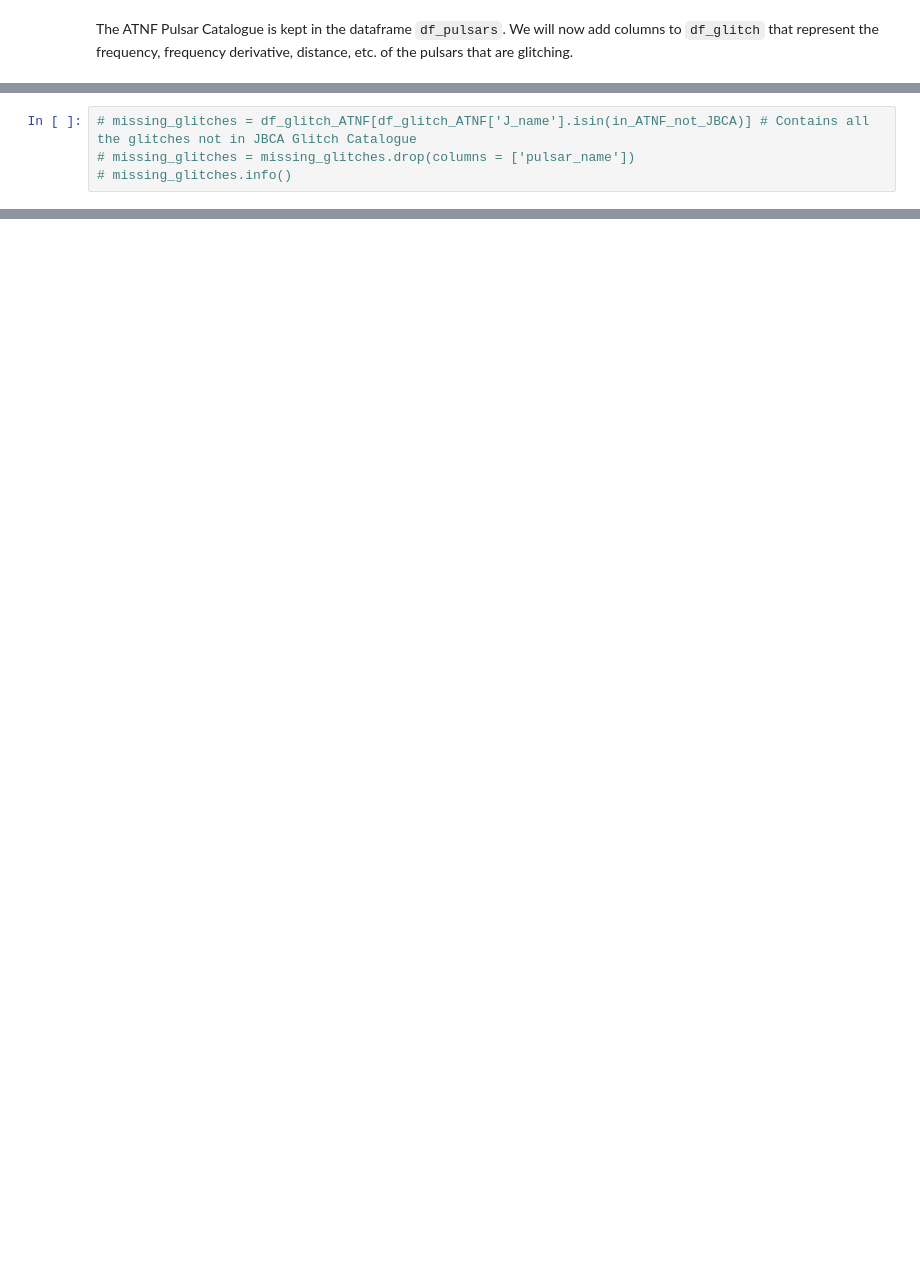
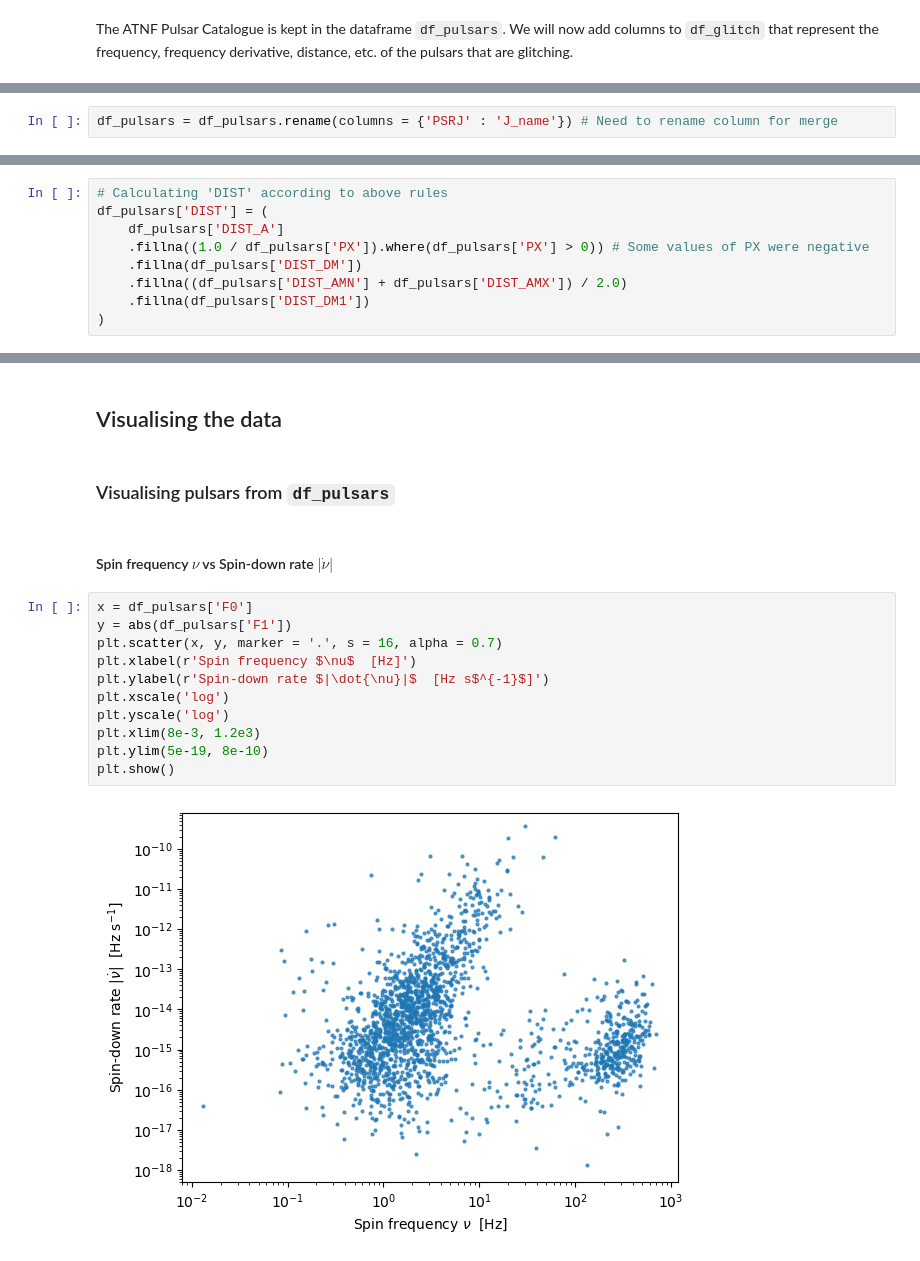
Before and after one commit to garvinyim/glitch_tools, a Jupyter notebook: analysis.ipynb, the cells around one changed output, grey strips where cells are left out. Drawn from its saved outputs; the diff is of its cells as text; blank space fills up the shorter version.

Commit message:
Appended pulsar information to df_glitch, created visualisations for pulsars in df_pulsar

```diff
--- a/analysis.ipynb
+++ b/analysis.ipynb
@@ -1211,4 +1060,2 @@ We will now concatenate all the glitches that belong to pulsars not in the JBCA
 # %%
-# missing_glitches = df_glitch_ATNF[df_glitch_ATNF['J_name'].isin(in_ATNF_not_JBCA)] # Contains all the glitches not in JBCA Glitch Catalogue
-# missing_glitches = missing_glitches.drop(columns = ['pulsar_name'])
-# missing_glitches.info()
+df_pulsars = df_pulsars.rename(columns = {'PSRJ' : 'J_name'}) # Need to rename column for merge
@@ -1223,0 +1082,9 @@ We see this will add 7 $Q$ values, bringing the total number of $Q$ in `df_glitc
+# %%
+# Calculating 'DIST' according to above rules
+df_pulsars['DIST'] = (
+    df_pulsars['DIST_A']
+    .fillna((1.0 / df_pulsars['PX']).where(df_pulsars['PX'] > 0)) # Some values of PX were negative
+    .fillna(df_pulsars['DIST_DM'])
+    .fillna((df_pulsars['DIST_AMN'] + df_pulsars['DIST_AMX']) / 2.0)
+    .fillna(df_pulsars['DIST_DM1'])
+)
@@ -1223,0 +1104,19 @@ We see this will add 7 $Q$ values, bringing the total number of $Q$ in `df_glitc
+# %% [markdown]
+## Visualising the data
+# %% [markdown]
+### Visualising pulsars from `df_pulsars`
+# %% [markdown]
+#### Spin frequency $\nu$ vs Spin-down rate $|\dot{\nu}|$
+# %%
+x = df_pulsars['F0']
+y = abs(df_pulsars['F1'])
+plt.scatter(x, y, marker = '.', s = 16, alpha = 0.7)
+plt.xlabel(r'Spin frequency $\nu$  [Hz]')
+plt.ylabel(r'Spin-down rate $|\dot{\nu}|$  [Hz s$^{-1}$]')
+plt.xscale('log')
+plt.yscale('log')
+plt.xlim(8e-3, 1.2e3)
+plt.ylim(5e-19, 8e-10)
+plt.show()
+# %% [output]
+[figure, added]
```
Also changed, not shown: parts of 43 cells of this notebook.
